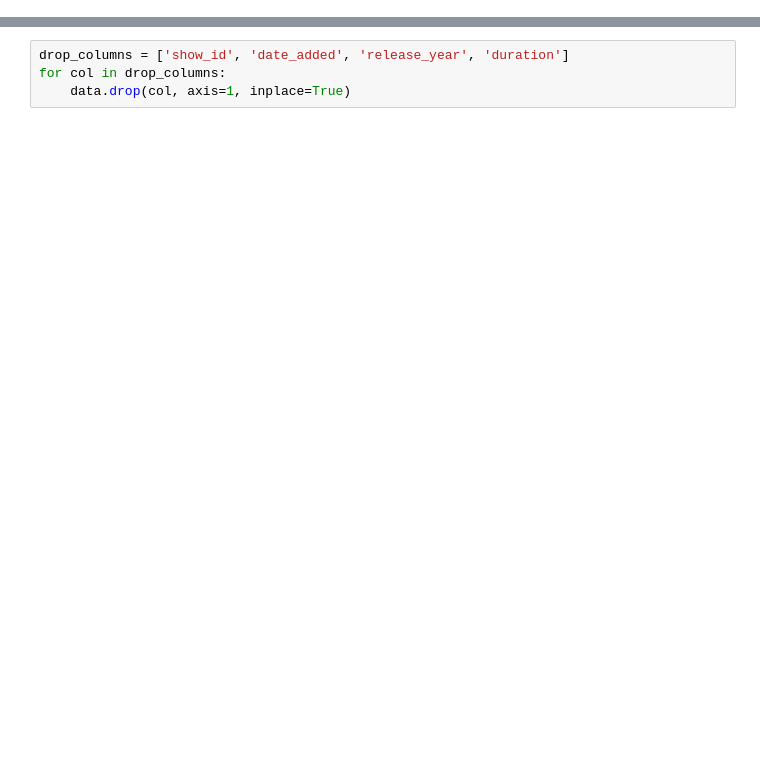
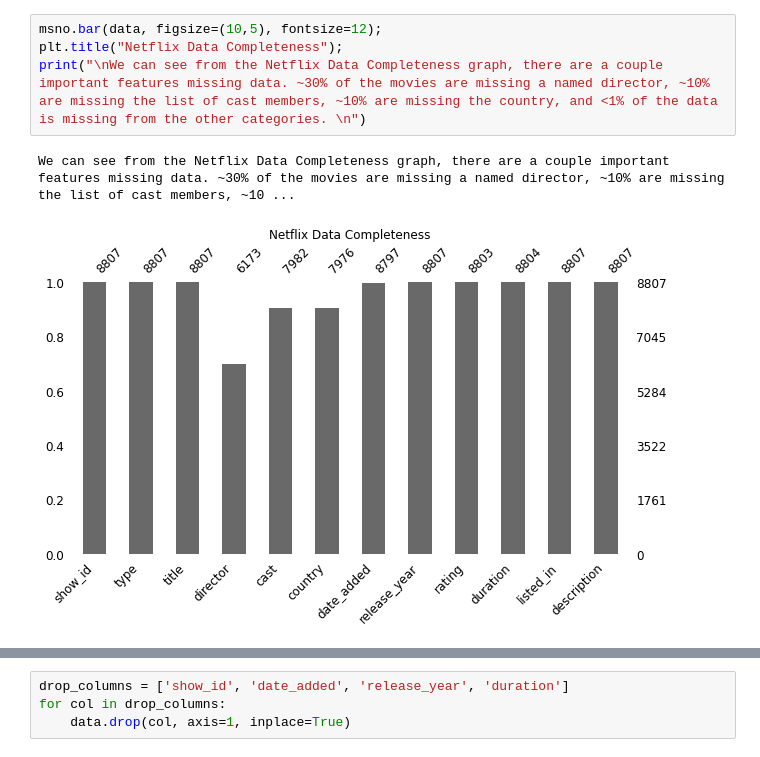
Before and after one commit to tyler-cranmer/Machine_Learning, a Jupyter notebook: Project_2/netflix_recommendation.ipynb, the cells around one changed output, grey strips where cells are left out. Saved outputs shown, nothing was run; the diff lists cells and outputs as text; blank space fills up the shorter version.

```diff
--- a/Project_2/netflix_recommendation.ipynb
+++ b/Project_2/netflix_recommendation.ipynb
@@ -32,0 +81,7 @@ sns.heatmap(data.isnull());
+# %%
+msno.bar(data, figsize=(10,5), fontsize=12);
+plt.title("Netflix Data Completeness");
+print("\nWe can see from the Netflix Data Completeness graph, there are a couple important features missing data. ~30% of the movies are missing a named director, ~10% are missing the list of cast members, ~10% are missing the country, and <1% of the data is missing from the other categories. \n")
+# %% [output]
+We can see from the Netflix Data Completeness graph, there are a couple important features missing data. ~30% of the movies are missing a named director, ~10% are missing the list of cast members, ~10 ...
+[figure, added]
```
Also changed, not shown: parts of 77 cells of this notebook, 4 other files.
